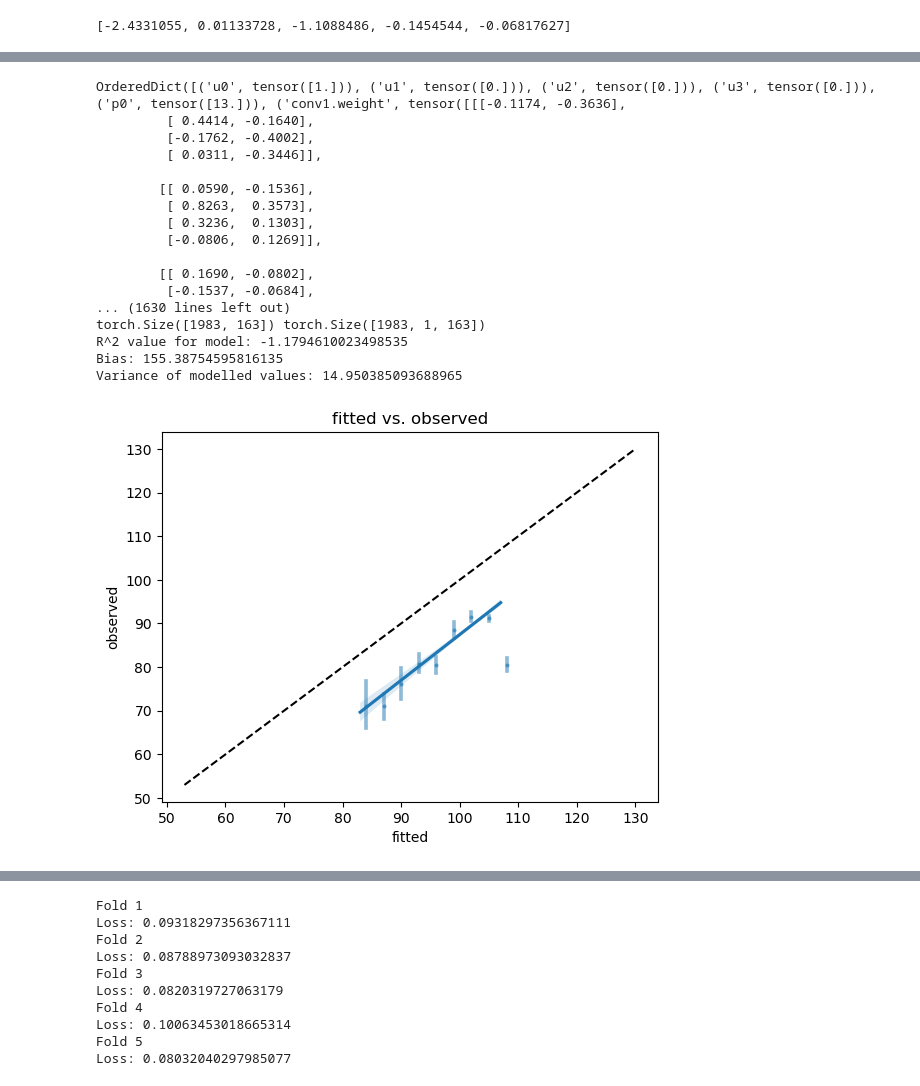
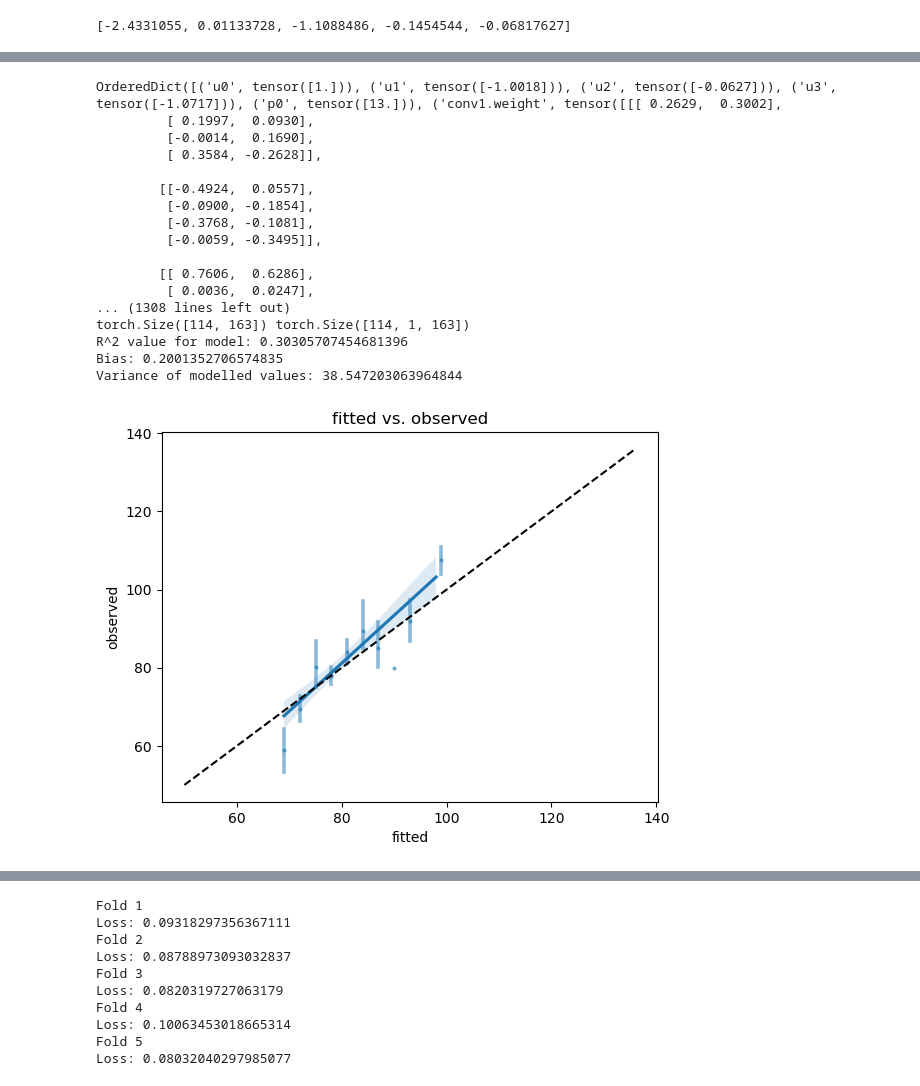
Before and after one commit to MartinP556/ML_algorithms, a Jupyter notebook: CCNN.ipynb, the cells around one changed output, grey strips where cells are left out. Cells and saved outputs as stored; diff of their text form; code cells hidden in the pictures.

```diff
--- a/CCNN.ipynb
+++ b/CCNN.ipynb
@@ -302,0 +596,3 @@ fit(epochs, model, criterion, optimizer, train_dl, val_dl, save_name = save_name
+# %%
+epochs = 100
+fit(epochs, model, criterion, optimizer, train_dl, val_dl, save_name = save_name, CNN = CNN, bce=bce, MMD=True, MMD_loss=MMD_loss)
@@ -302,0 +621,15 @@ fit(epochs, model, criterion, optimizer, train_dl, val_dl, save_name = save_name
+# %%
+k_folds=5
+train_ds, val_ds = train_test_ds_from_tensors(temp_NDVI_series_SSA, NDVI_labels_SSA, train_proportion=1)
+model_class = Causal_CNN_Classifier_KG
+savename = 'CCNN_SAT_pp_KG'
+epochs = 200
+bs = 500
+input_dim = 4
+hidden_dim = 8
+num_layers = 2
+output_dim = 1
+KG = True
+MMD = False
+model_args = (input_dim, hidden_dim, num_layers, output_dim, KG, MMD)
+loss_values, R2s, Biases, Variances = K_fold_transfer(k_folds, train_ds, model_class, savename, epochs, bs, model_args, lr = 0.01, savename_prefix = 'KFold', freeze_params = False, loss = 'BCE', CNN=True, bce=True)
@@ -486,10 +1031,10 @@ Biases_raw
 # %%
 input_dim = 4
-savename = 'CCNN_KG_SAT_pp' #'LSTM_KG_SAT_pp'
+savename = 'CCNN_SAT_pp_KG' #'LSTM_KG_SAT_pp'save_name = 'CCNN_SAT_pp_KG'
 model_dir = 'C:\\Users\\wlwc1989\\Documents\\Phenology_Test_Notebooks\\ML_algorithms\\saved_models\\'
 model_path = os.path.join(model_dir, savename + ".pt")
 checkpoint = torch.load(model_path, weights_only=True)
-model = Causal_CNN_Classifier_KG(input_dim, hidden_dim, num_layers, output_dim, KG =True) #LSTMClassifier_KG(input_dim, hidden_dim, num_layers, output_dim)
+model = Causal_CNN_Classifier_KG(input_dim, hidden_dim, num_layers, output_dim, KG =True, MMD=False) #LSTMClassifier_KG(input_dim, hidden_dim, num_layers, output_dim)
 model.load_state_dict(checkpoint['model_state_dict'])
 for param in model.parameters():
     param.requires_grad = False
@@ -507,11 +1078,11 @@ for param in [model.u0, model.u1, model.u2, model.u3, model.p0]:
 bs = 500
 n_channels = 4
 train_dl, val_dl = train_test_dl_from_tensors(temp_NDVI_series_SSA, NDVI_labels_SSA, bs = bs, n_channels = n_channels, train_proportion=0.5)
-
+save_name = 'CCNN_KG_pp_SSA_TL'
 # Loss function and optimizer
 criterion = criterion = nn.BCELoss()#nn.NLLLoss()  # For multi-class classification
 optimizer = torch.optim.Adam(model.parameters(), lr=0.1)
 
 epochs = 200
-fit(epochs, model, criterion, optimizer, train_dl, val_dl, save_name = 'CCNN_KG_pp_SSA_TL', CNN=True, bce = True)
+fit(epochs, model, criterion, optimizer, train_dl, val_dl, save_name = save_name, CNN=True, bce = True)
 # %% [output]
@@ -536,24 +1107,24 @@ fit(epochs, model, criterion, optimizer, train_dl, val_dl, save_name = 'CCNN_KG_
 # %%
 train_dl_SSA, val_dl_SSA = train_test_dl_from_tensors(temp_NDVI_series_SSA, NDVI_labels_SSA, bs = bs, n_channels = n_channels, train_proportion=0.1)
 train_dl_DE, val_dl_DE = train_test_dl_from_tensors(temp_NDVI_series_DE, NDVI_labels_DE, bs = bs, n_channels = n_channels, train_proportion=0.1)
-plot_from_saved(save_name, model, val_dl_DE, method = 'regression', bce=bce, CNN=CNN)#
+plot_from_saved(save_name, model, val_dl, method = 'regression', bce=bce, CNN=CNN, MMD=False)#
 # %% [output]
-OrderedDict([('u0', tensor([1.])), ('u1', tensor([0.])), ('u2', tensor([0.])), ('u3', tensor([0.])), ('p0', tensor([13.])), ('conv1.weight', tensor([[[-0.1174, -0.3636],
-         [ 0.4414, -0.1640],
-         [-0.1762, -0.4002],
-         [ 0.0311, -0.3446]],
+OrderedDict([('u0', tensor([1.])), ('u1', tensor([-1.0018])), ('u2', tensor([-0.0627])), ('u3', tensor([-1.0717])), ('p0', tensor([13.])), ('conv1.weight', tensor([[[ 0.2629,  0.3002],
+         [ 0.1997,  0.0930],
+         [-0.0014,  0.1690],
+         [ 0.3584, -0.2628]],
 
-        [[ 0.0590, -0.1536],
-         [ 0.8263,  0.3573],
-         [ 0.3236,  0.1303],
-         [-0.0806,  0.1269]],
+        [[-0.4924,  0.0557],
+         [-0.0900, -0.1854],
+         [-0.3768, -0.1081],
+         [-0.0059, -0.3495]],
 
-        [[ 0.1690, -0.0802],
-         [-0.1537, -0.0684],
-... (1630 lines left out)
-torch.Size([1983, 163]) torch.Size([1983, 1, 163])
-R^2 value for model: -1.1794610023498535
-Bias: 155.38754595816135
-Variance of modelled values: 14.950385093688965
+        [[ 0.7606,  0.6286],
+         [ 0.0036,  0.0247],
+... (1308 lines left out)
+torch.Size([114, 163]) torch.Size([114, 1, 163])
+R^2 value for model: 0.30305707454681396
+Bias: 0.2001352706574835
+Variance of modelled values: 38.547203063964844
-[figure, old version]
+[figure, new version]
 # %%
```
Also changed, not shown: parts of 43 cells of this notebook, 2 other files.
